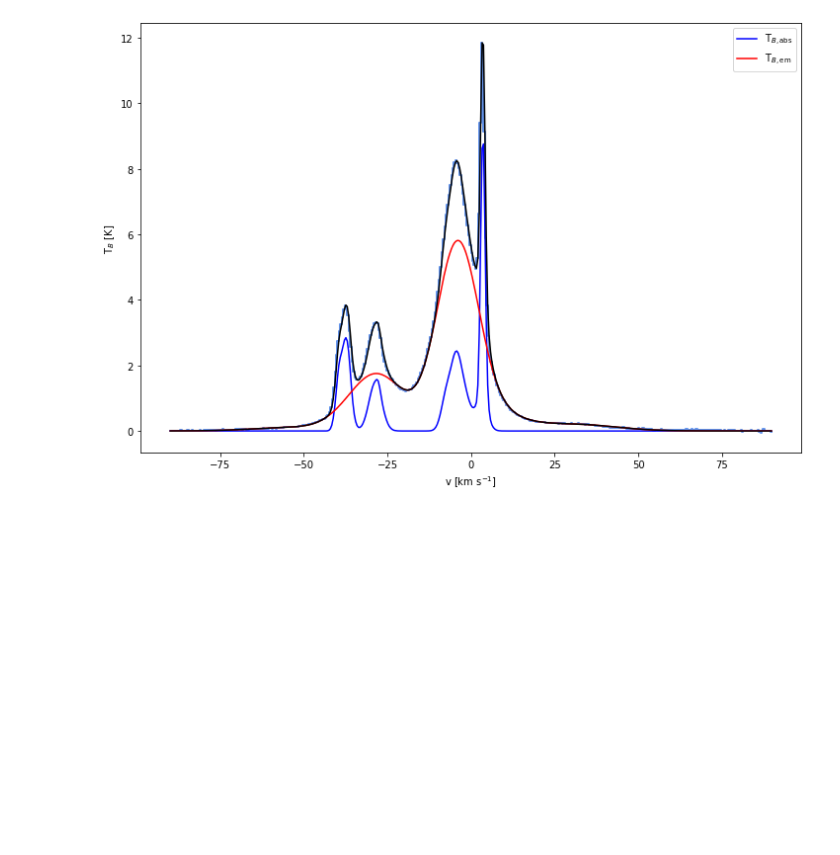
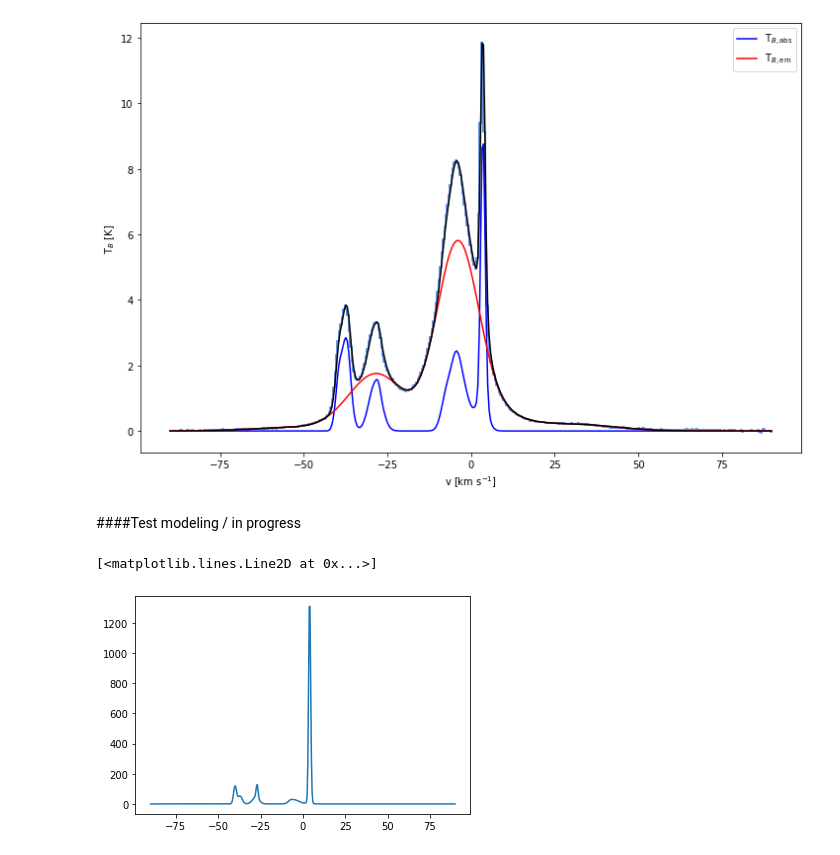
Before and after one commit to antoinemarchal/GASKAP, a Jupyter notebook: GASKAP_absorption.ipynb, the cells around one changed output. Saved outputs shown, nothing was run; the diff lists cells and outputs as text; code cells hidden in the pictures; blank space fills up the shorter version.

```diff
--- a/GASKAP_absorption.ipynb
+++ b/GASKAP_absorption.ipynb
@@ -276,3 +277,23 @@ plt.legend()
 # %% [output]
 <matplotlib.legend.Legend at 0x...>
 [figure]
+# %% [markdown]
+####Test modeling / in progress
+# %%
+import random
+Ts = 50.
+Tb_abs_model = np.zeros(len(v))
+tau_in_front = np.zeros(len(v))
+for i in np.arange(len(idx_abs)):
+    tau_z = core.gaussian(np.arange(len(core.tau)),
+                                  params[0::3,1][idx_abs[i]],
+                                  params[1::3,1][idx_abs[i]],
+                                  params[2::3,1][idx_abs[i]])
+    Tb_z = Ts * (1. - np.exp(-tau_z)) * np.exp(-tau_in_front)
+    Tb_abs_model += Ts * Tb_z
+    tau_in_front += tau_z
+# %%
+plt.plot(v, Tb_abs_model)
+# %% [output]
+[<matplotlib.lines.Line2D at 0x...>]
+[figure, added]
```
Also changed, not shown: parts of 4 cells of this notebook.
